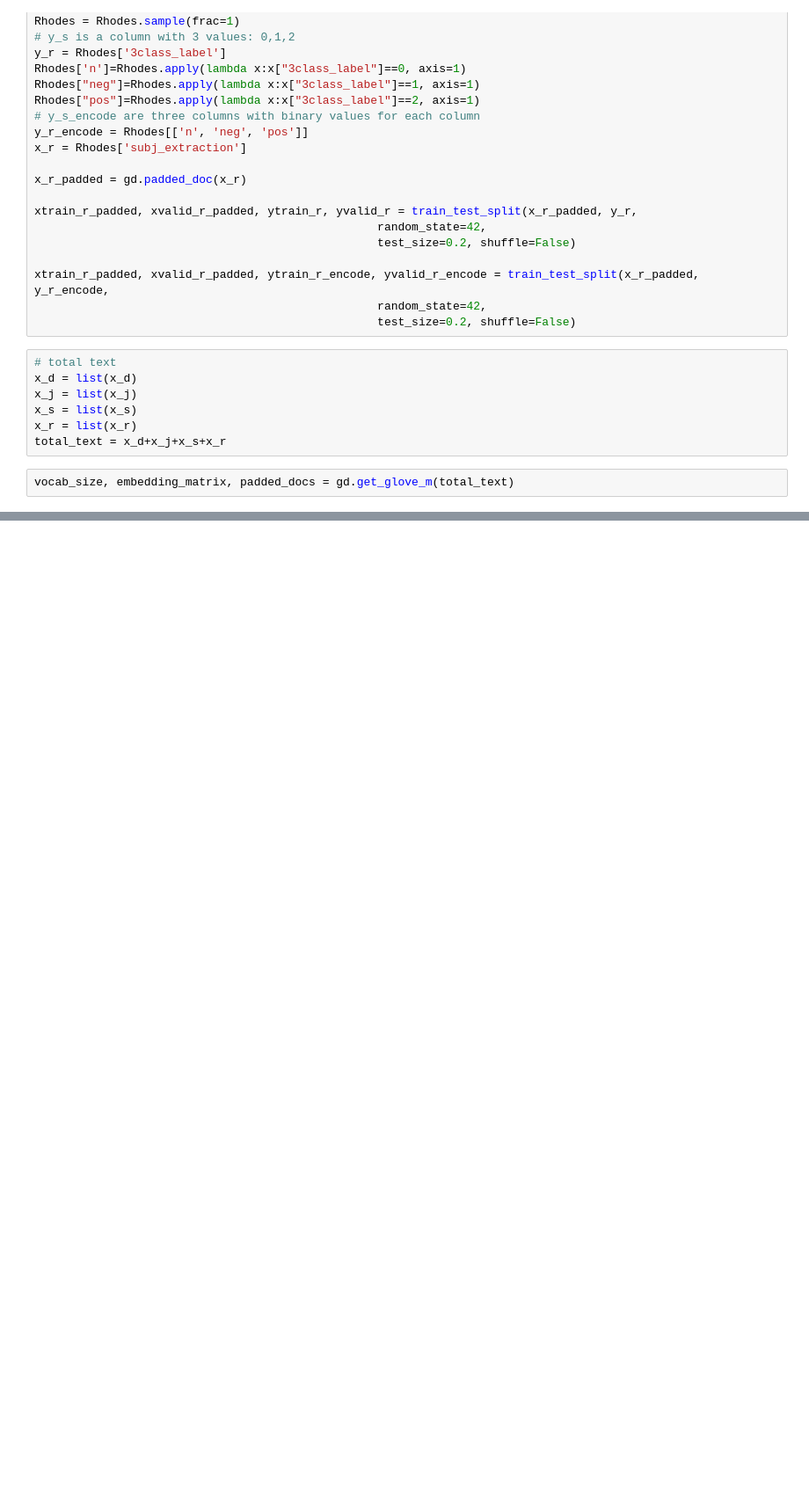
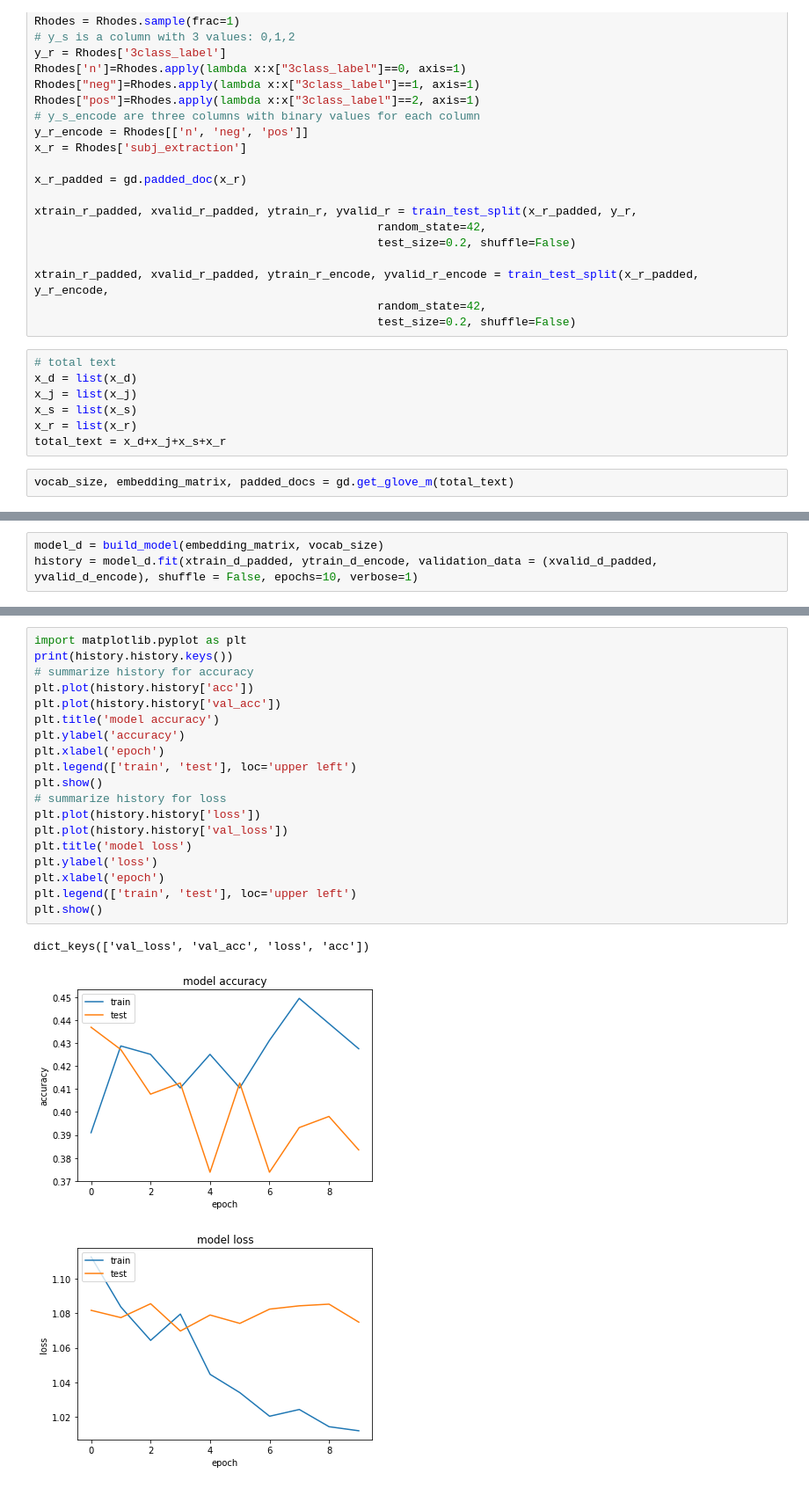
Before and after one commit to CornellDataScience/SWMR, a Jupyter notebook: Method_organize.ipynb, the cells around one changed output, grey strips where cells are left out. Shown at 88% size. Cells and saved outputs as stored; diff of their text form; blank space fills up the shorter version.

```diff
--- a/Method_organize.ipynb
+++ b/Method_organize.ipynb
@@ -191,0 +194,3 @@ def build_model(embedding_matrix, vocab_size):
+# %%
+model_d = build_model(embedding_matrix, vocab_size)
+history = model_d.fit(xtrain_d_padded, ytrain_d_encode, validation_data = (xvalid_d_padded, yvalid_d_encode), shuffle = False, epochs=10, verbose=1)
@@ -191,0 +215,23 @@ def build_model(embedding_matrix, vocab_size):
+# %%
+import matplotlib.pyplot as plt
+print(history.history.keys())
+# summarize history for accuracy
+plt.plot(history.history['acc'])
+plt.plot(history.history['val_acc'])
+plt.title('model accuracy')
+plt.ylabel('accuracy')
+plt.xlabel('epoch')
+plt.legend(['train', 'test'], loc='upper left')
+plt.show()
+# summarize history for loss
+plt.plot(history.history['loss'])
+plt.plot(history.history['val_loss'])
+plt.title('model loss')
+plt.ylabel('loss')
+plt.xlabel('epoch')
+plt.legend(['train', 'test'], loc='upper left')
+plt.show()
+# %% [output]
+dict_keys(['val_loss', 'val_acc', 'loss', 'acc'])
+[figure, added]
+[figure, added]
```
Also changed, not shown: parts of 20 cells of this notebook, 3 other files.
